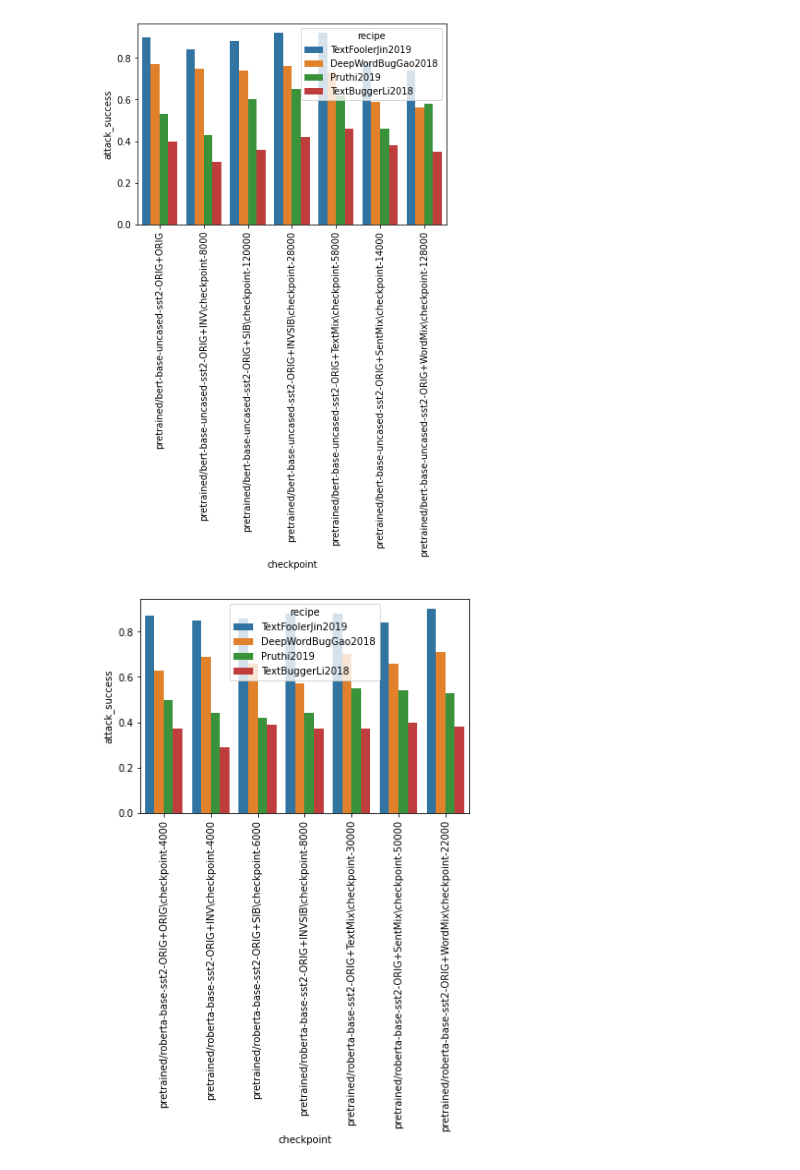
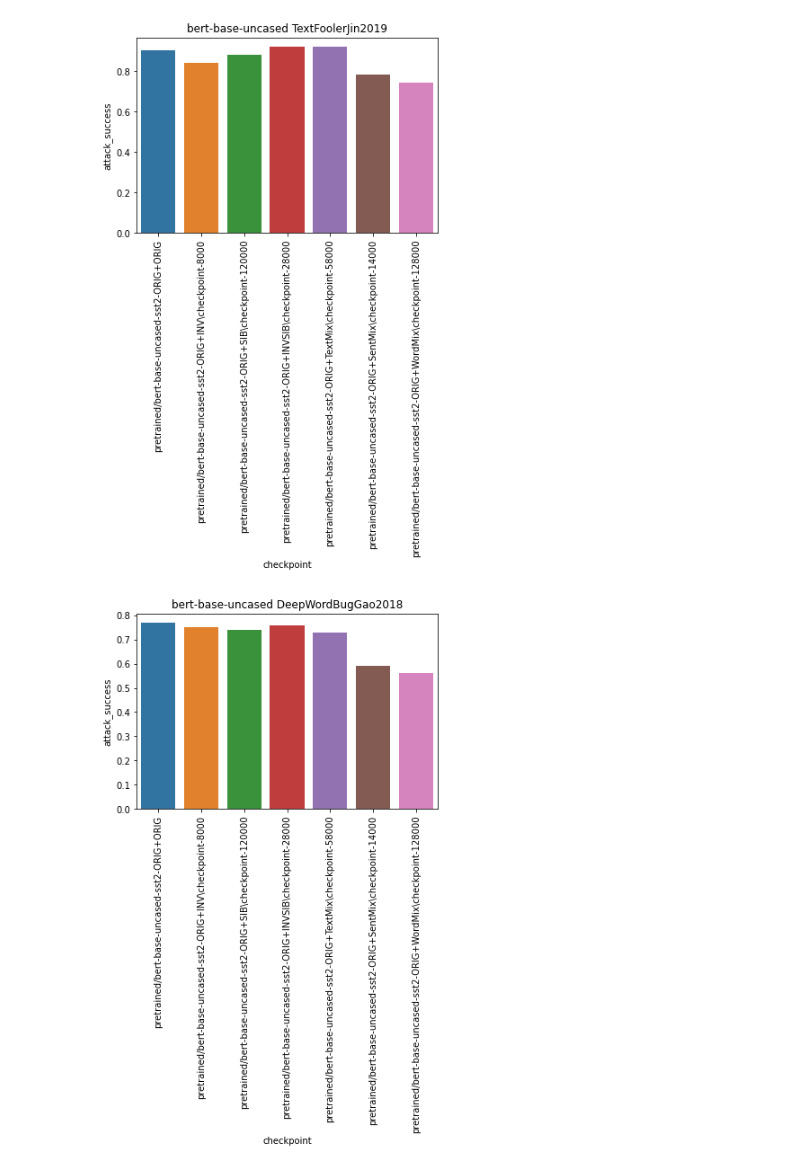
Before and after one commit to asakhala921/Sibyl_eval, a Jupyter notebook: adv_robustness.ipynb, the cells around one changed output. Drawn from its saved outputs; the diff is of its cells as text; code cells hidden in the pictures.

Commit message:
adv attacks

```diff
--- a/adv_robustness.ipynb
+++ b/adv_robustness.ipynb
@@ -148,9 +100,15 @@ df
+# %%
+df = pd.read_csv('adv_attack_sst2.csv')
 # %%
 for MODEL_NAME in MODEL_NAMES:
-    idx = df['checkpoint'].str.contains(MODEL_NAME)
-    g = sns.barplot(data=df[idx], x="checkpoint", y="attack_success", hue='recipe')
-    g.set_xticklabels(g.get_xticklabels(), rotation=90)
-    plt.show()
+    for r in recipes:
+        r = r.__name__
+        idx = df['checkpoint'].str.contains(MODEL_NAME)
+        idx2 = df['recipe'].str.contains(r)
+        g = sns.barplot(data=df[idx & idx2], x="checkpoint", y="attack_success")
+        g.set_xticklabels(g.get_xticklabels(), rotation=90)
+        g.set_title(MODEL_NAME + ' ' + r)
+        plt.show()
 # %% [output]
-[figure, old version]
+[figure, new version]
-[figure, old version]
+[figure, new version]
```
Also changed, not shown: parts of 8 cells of this notebook, 1 other file.
